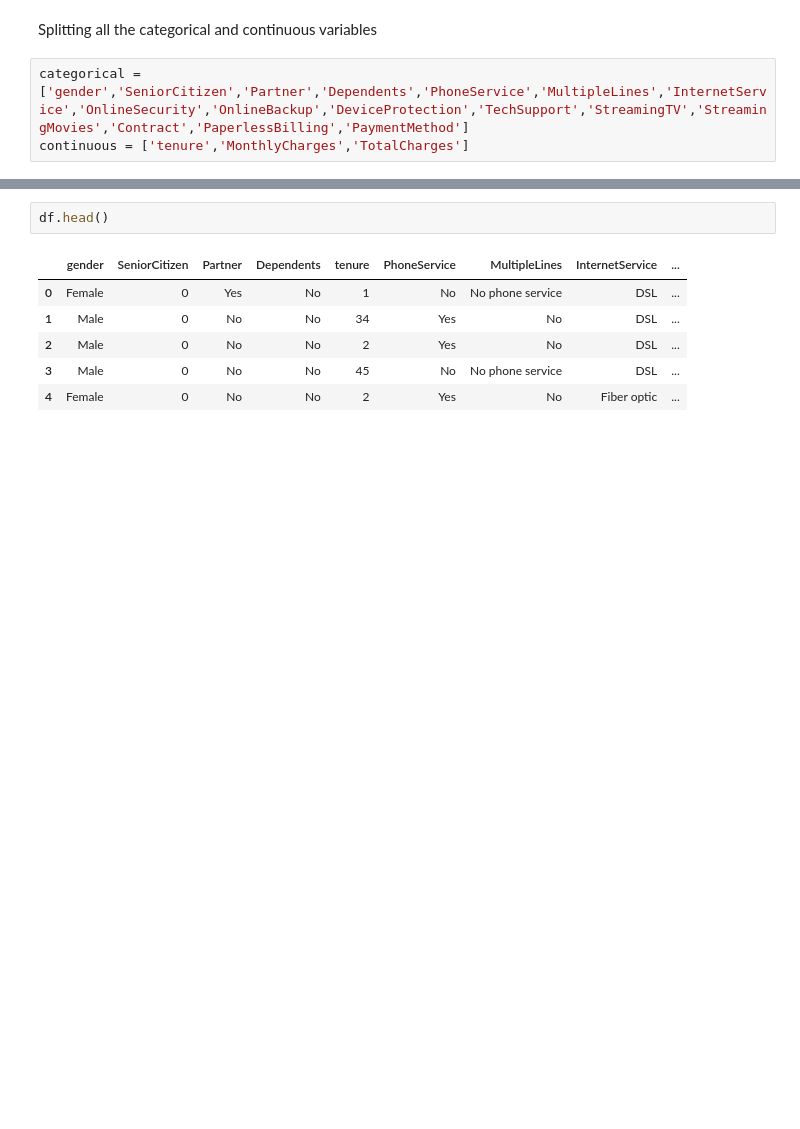
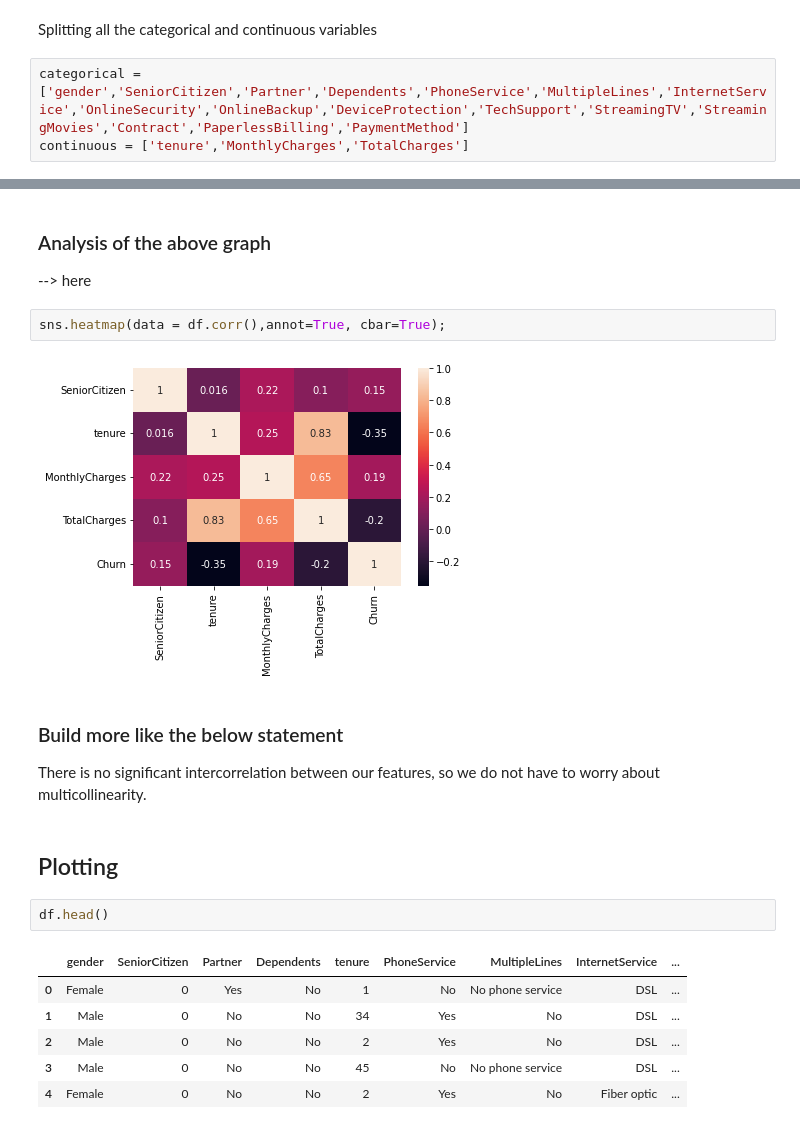
Before and after one commit to Shankar0x/CSE305_EnsembleChurnProject, a Jupyter notebook: main.ipynb, the cells around one changed output, grey strips where cells are left out. Cells and saved outputs as stored; diff of their text form; blank space fills up the shorter version.

```diff
--- a/main.ipynb
+++ b/main.ipynb
@@ -134,3 +188,17 @@ traindf[continuous].hist(figsize=(12, 10),
+# %% [markdown]
+
+### Analysis of the above graph
+--> here
+# %%
+sns.heatmap(data = df.corr(),annot=True, cbar=True);
+# %% [output]
+[figure, added]
+# %% [markdown]
+
+### Build more like the below statement
+There is no significant intercorrelation between our features, so we do not have to worry about multicollinearity.
+# %% [markdown]
+## Plotting
 # %%
 df.head()
 # %% [output]
```
Also changed, not shown: parts of 9 cells of this notebook.
